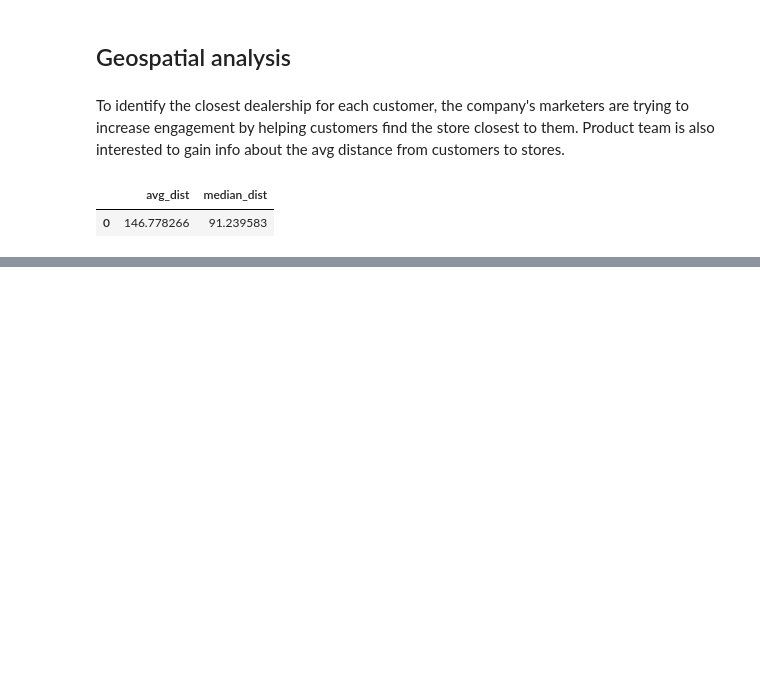
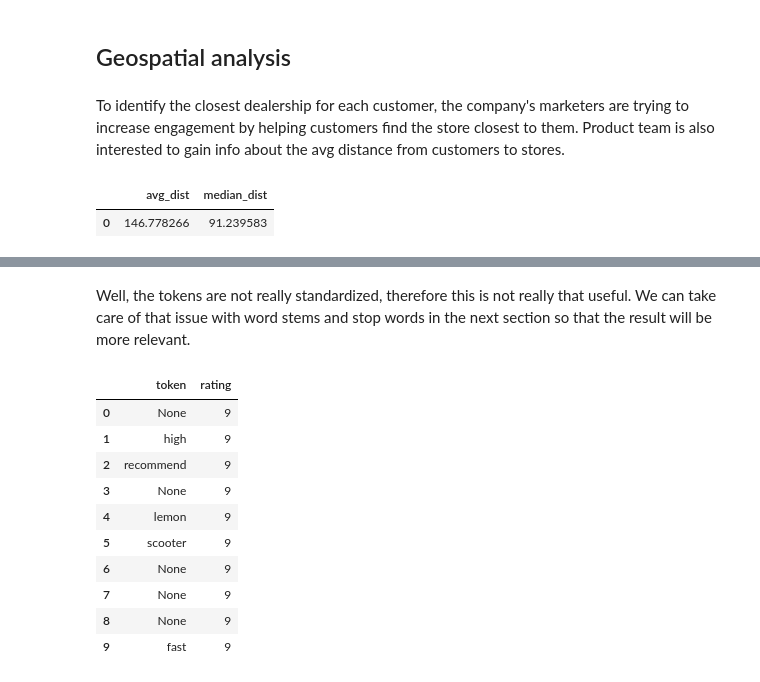
Before and after one commit to strigdima/SQL_Portfolio, a Jupyter notebook: SQL_Porfolio_2.ipynb, the cells around one changed output, grey strips where cells are left out. Saved outputs shown, nothing was run; the diff lists cells and outputs as text; code cells hidden in the pictures; blank space fills up the shorter version.

Commit message:
adding more sections

```diff
--- a/SQL_Porfolio_2.ipynb
+++ b/SQL_Porfolio_2.ipynb
@@ -92,0 +131,27 @@ complex_dist_result
+# %% [markdown]
+Well, the tokens are not really standardized, therefore this is not really that useful.
+We can take care of that issue with word stems and stop words in the next section so that the result will be more relevant.
+# %%
+tokenized_data_query = """
+                            SELECT (TS_LEXIZE('english_stem',
+                                    UNNEST(STRING_TO_ARRAY(
+                                        REGEXP_REPLACE(feedback, '[^a-zA-Z]+',' ', 'g'),
+                                            ' ')
+                                    )))[1] AS token, rating
+                            FROM customer_survey
+                            LIMIT 10;
+"""
+tokenized_data_result = pd.read_sql_query(tokenized_data_query,engine)
+tokenized_data_result
+# %% [output]
+|  | token | rating |
+| 0 | None | 9 |
+| 1 | high | 9 |
+| 2 | recommend | 9 |
+| 3 | None | 9 |
+| 4 | lemon | 9 |
+| 5 | scooter | 9 |
+| 6 | None | 9 |
+| 7 | None | 9 |
+| 8 | None | 9 |
+| 9 | fast | 9 |
```
Also changed, not shown: parts of 8 cells of this notebook.
